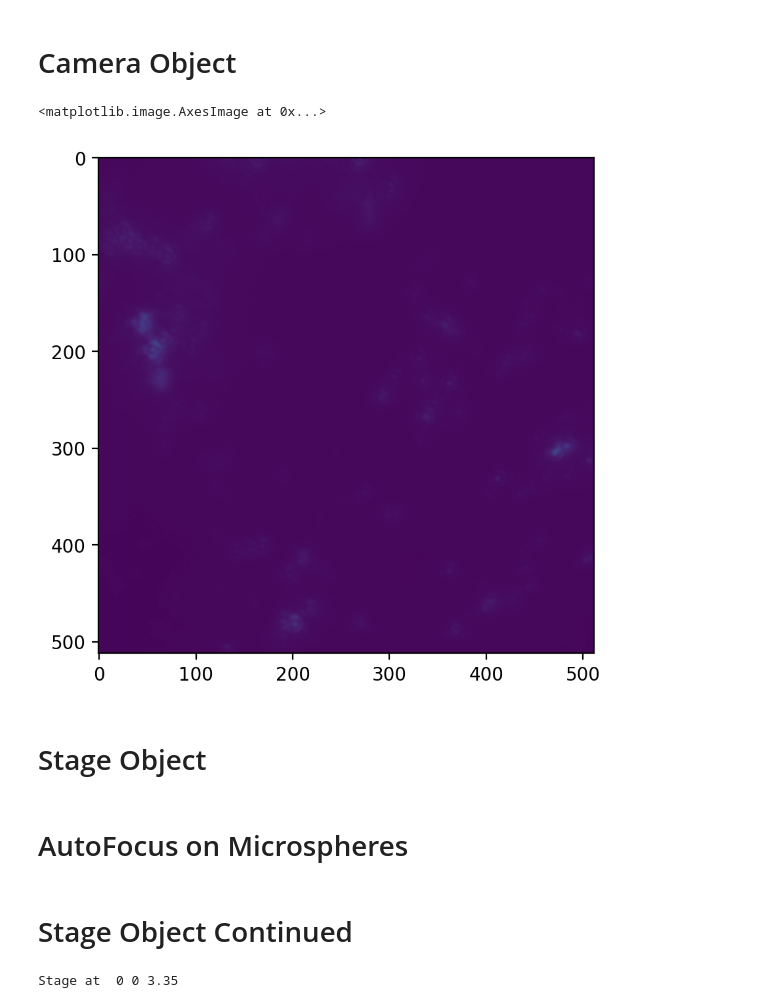
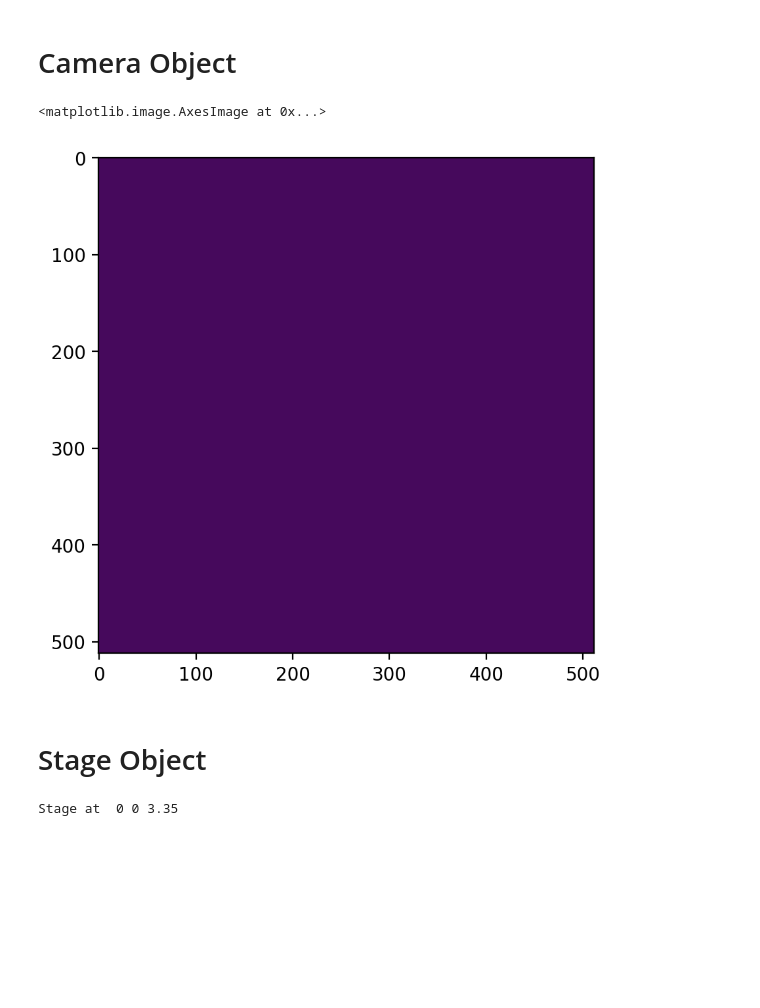
Before and after one commit to UTA-REST/MicroscopeControlSuite, a Jupyter notebook: ExampleHamAndStage.ipynb, the cells around one changed output. Drawn from its saved outputs; the diff is of its cells as text; code cells hidden in the pictures; blank space fills up the shorter version.

```diff
--- a/ExampleHamAndStage.ipynb
+++ b/ExampleHamAndStage.ipynb
@@ -19,8 +20,14 @@ from scipy.interpolate import interp2d
 # %%
 # Make a camera object
 #from CamFLIR import CamFLIR
+import imp
+import CamHamThread
+imp.reload(CamHamThread)
+#del(CamHamThread)
 from CamHamThread import CamHamThread
-cam=CamHamThread(exposure=0.5,SensitivityGain=4,CCDMode="NormalCCD")
+cam=CamHamThread(exposure=0.3,SensitivityGain=1,CCDMode="EMCCD")
 # %%
-#This is how you take a photo
-img=cam.Snap(1)
+#This is how you
+#take a photo
+
+img=cam.SnapOne()
@@ -27,10 +36,10 @@ img=cam.Snap(1)
 # %%
 #and plot it
 plt.figure(figsize=(5,5),dpi=200)
-pylab.imshow(img[0],clim=(200,100000))
+pylab.imshow(img,clim=(200,70000))
 # %% [output]
 <matplotlib.image.AxesImage at 0x...>
-[figure, old version]
+[figure, new version]
 # %% [markdown]
 # Stage Object
 # %%
@@ -38,4 +50,2 @@ pylab.imshow(img[0],clim=(200,100000))
 from Stage import Stage
 stg=Stage()
-# %% [markdown]
-# AutoFocus on Microspheres
@@ -51,2 +51,0 @@ stg.MoveToZ(autofocusZ)
-# %% [markdown]
-# Stage Object Continued
```
Also changed, not shown: parts of 43 cells of this notebook, 4 other files.
